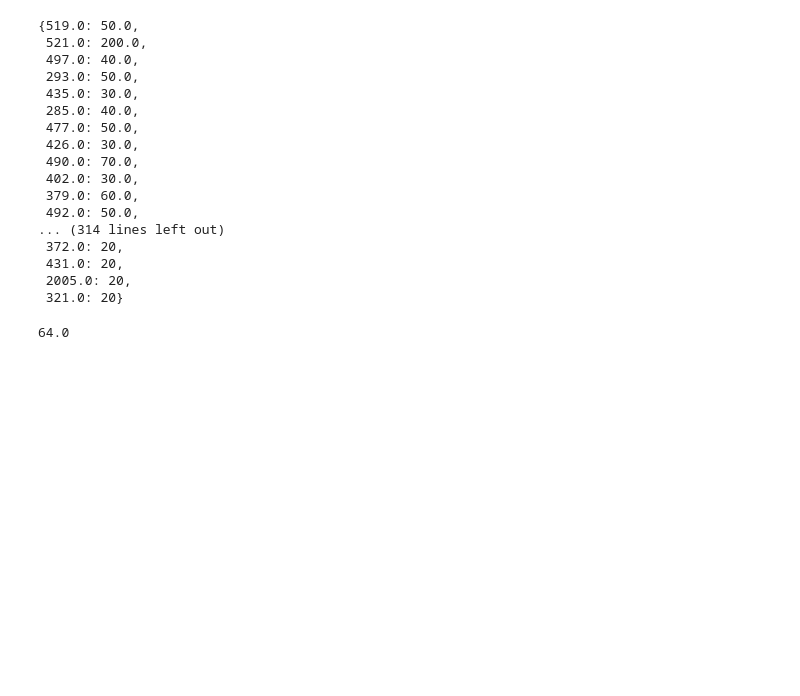
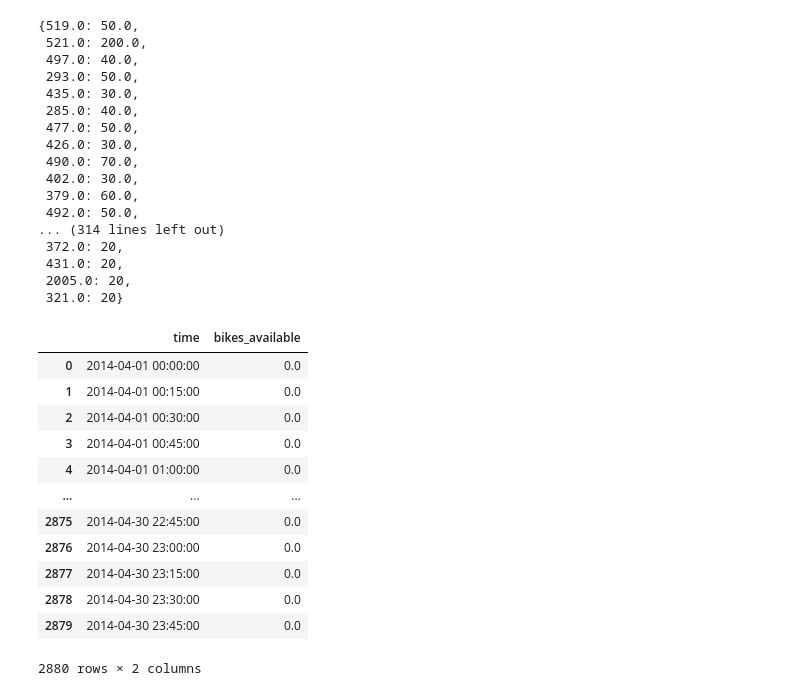
Before and after one commit to gerardrius/Final, a Jupyter notebook: main.ipynb, the cells around one changed output. Saved outputs shown, nothing was run; the diff lists cells and outputs as text; code cells hidden in the pictures; blank space fills up the shorter version.

Commit message:
Got first time series of bike availability in a station

```diff
--- a/main.ipynb
+++ b/main.ipynb
@@ -221,6 +195,24 @@ def station_capacity_accurate ()
 # %%
-a = station_load_time_series (ALL_TRIPS, 519)
+station_519 = trip.station_load_time_series (ALL_TRIPS, 519)
-# %%
-a.bikes_in_station.max()
-# %% [output]
-64.0
+# %%
+bike_availability = station_519[0]['bikes_in_station'].to_list()
+time_range = trip.time_range
+# %%
+definitive_df = pd.DataFrame({'time': time_range[:-1], 'bikes_available': bike_availability[:-1]})
+definitive_df['time'] = pd.to_datetime(definitive_df['time'], infer_datetime_format = True)
+
+definitive_df
+# %% [output]
+|  | time | bikes_available |
+| 0 | 2014-04-01 00:00:00 | 0.0 |
+| 1 | 2014-04-01 00:15:00 | 0.0 |
+| 2 | 2014-04-01 00:30:00 | 0.0 |
+| 3 | 2014-04-01 00:45:00 | 0.0 |
+| 4 | 2014-04-01 01:00:00 | 0.0 |
+| ... | ... | ... |
+| 2875 | 2014-04-30 22:45:00 | 0.0 |
+| 2876 | 2014-04-30 23:00:00 | 0.0 |
+| 2877 | 2014-04-30 23:15:00 | 0.0 |
+| 2878 | 2014-04-30 23:30:00 | 0.0 |
+| 2879 | 2014-04-30 23:45:00 | 0.0 |
+2880 rows × 2 columns
```
Also changed, not shown: parts of 5 cells of this notebook, 2 other files.
